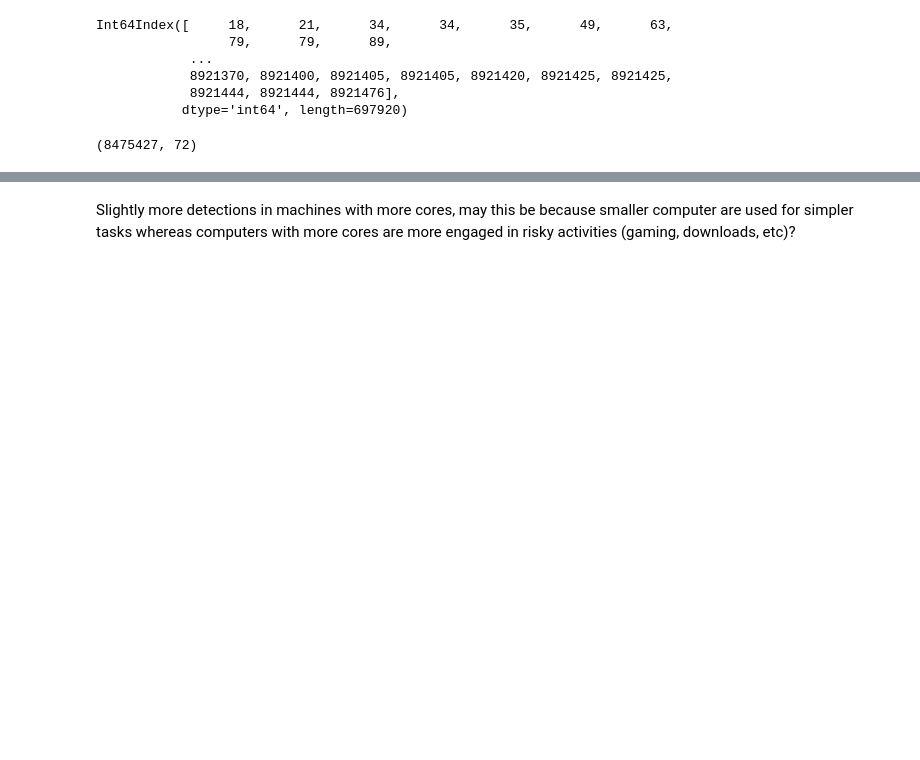
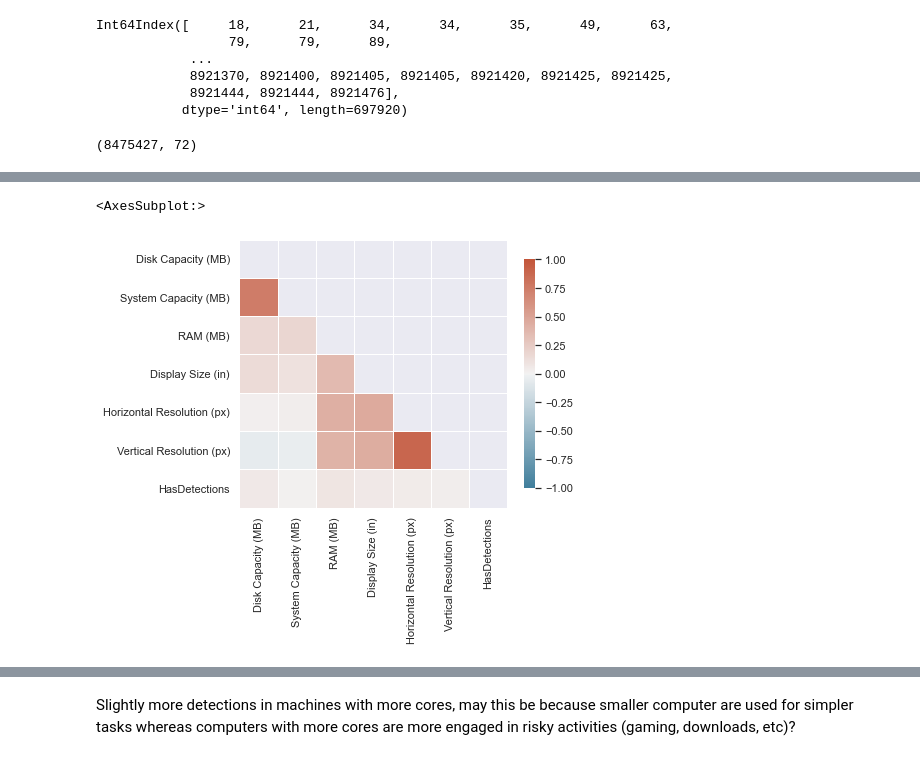
Before and after one commit to marco-riva/Capstone_2, a Jupyter notebook: notebooks/EDA.ipynb, the cells around one changed output, grey strips where cells are left out. Saved outputs shown, nothing was run; the diff lists cells and outputs as text; code cells hidden in the pictures; blank space fills up the shorter version.

```diff
--- a/notebooks/EDA.ipynb
+++ b/notebooks/EDA.ipynb
@@ -573,0 +596,10 @@ plt.tight_layout()
+# %%
+corr_matrix = clean_df[num_col+['HasDetections']].rename(columns=num_col_name_dict).corr()
+mask = np.triu(np.ones_like(corr_matrix, dtype=bool))
+cmap = sns.diverging_palette(230, 20, as_cmap=True)
+f, ax = plt.subplots(figsize=(6,6))
+sns.heatmap(corr_matrix, vmin=-1, vmax=1, mask=mask, cmap=cmap,
+            square=True, linewidths=.5, cbar_kws={"shrink": .7})
+# %% [output]
+<AxesSubplot:>
+[figure, added]
```
Also changed, not shown: parts of 102 cells of this notebook.
